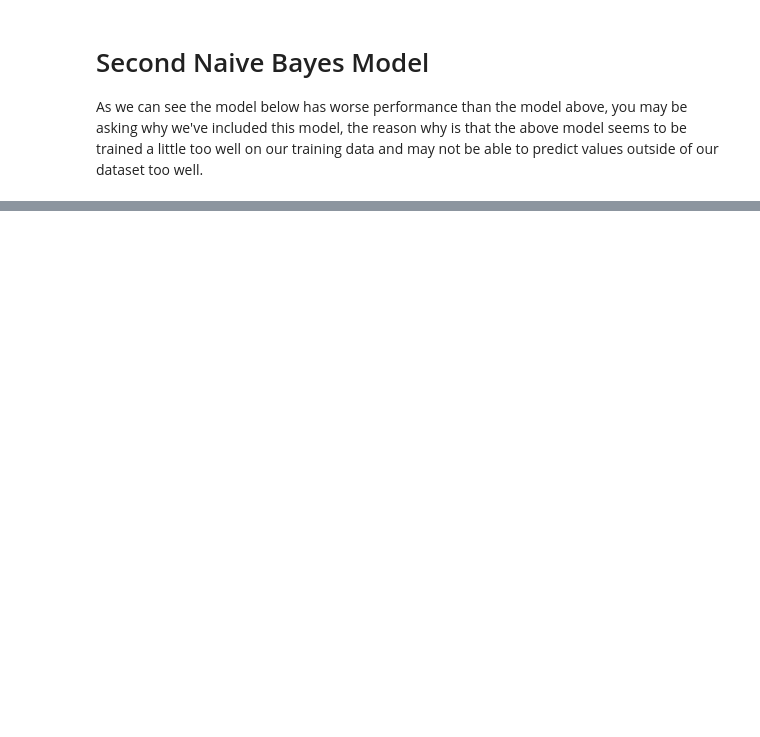
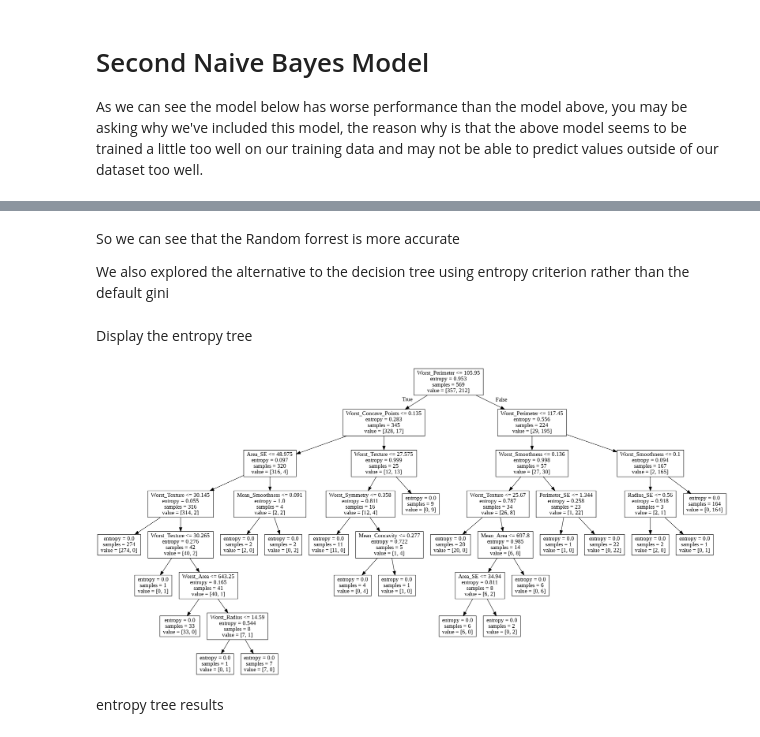
Before and after one commit to Ultan-Kearns/LYIT-Machine-Learning-Project, a Jupyter notebook: FinalSubmissionNotebook.ipynb, the cells around one changed output, grey strips where cells are left out. Drawn from its saved outputs; the diff is of its cells as text; code cells hidden in the pictures; blank space fills up the shorter version.

```diff
--- a/FinalSubmissionNotebook.ipynb
+++ b/FinalSubmissionNotebook.ipynb
@@ -654,0 +797,24 @@ Total values:  513  correctly predicted values:  325
+# %% [markdown]
+So we can see that the Random forrest is more accurate
+
+We also explored the alternative to the decision tree using entropy criterion rather than the default gini
+# %%
+
+entclf = tree.DecisionTreeClassifier(criterion="entropy")
+
+# Train Decision Tree Classifer
+entclf = entclf.fit(X_train,y_train)
+# %% [markdown]
+Display the entropy tree
+# %%
+from IPython.display import Image
+from six import StringIO
+import pydot
+dot_data = StringIO()
+tree.export_graphviz(entclf, out_file=dot_data, feature_names=features)
+graph, = pydot.graph_from_dot_data(dot_data.getvalue())
+Image(graph.create_png())
+# %% [output]
+[figure, added]
+# %% [markdown]
+entropy tree results
```
Also changed, not shown: parts of 45 cells of this notebook.
